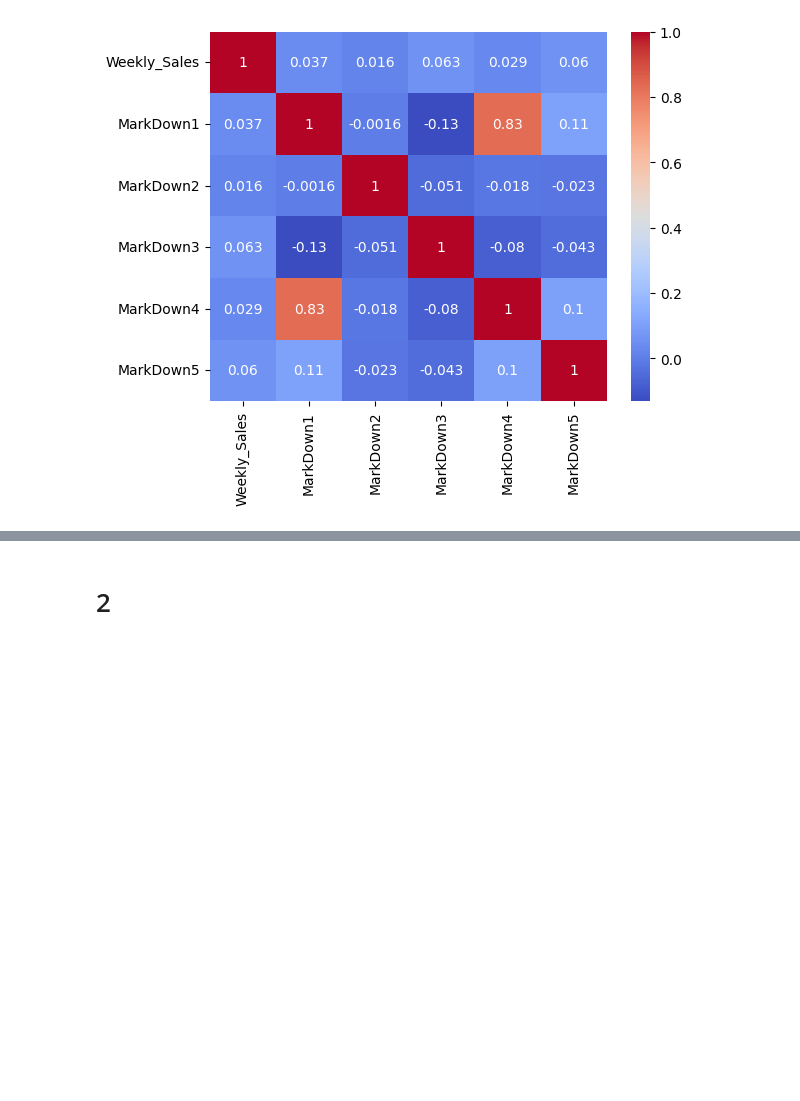
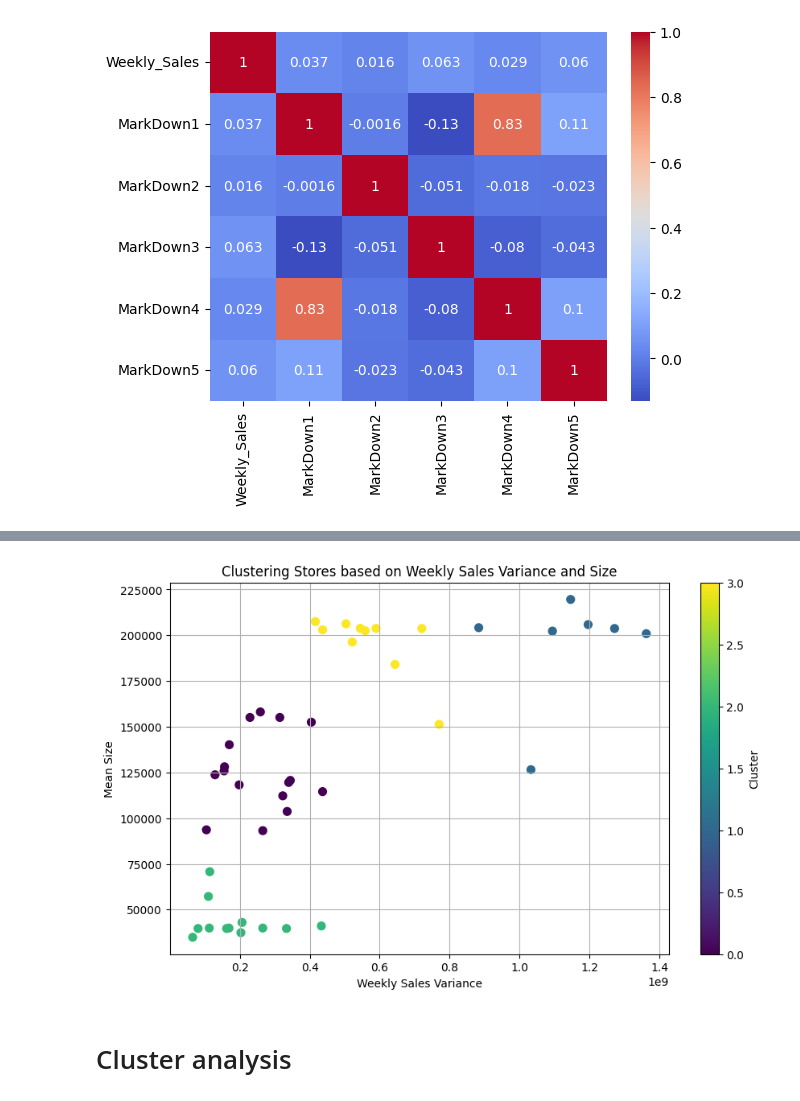
Before and after one commit to JakubKrz/Walmart-sales-analysis, a Jupyter notebook: Walmart-sales-analysis.ipynb, the cells around one changed output, grey strips where cells are left out. Cells and saved outputs as stored; diff of their text form; code cells hidden in the pictures; blank space fills up the shorter version.

```diff
--- a/Walmart-sales-analysis.ipynb
+++ b/Walmart-sales-analysis.ipynb
@@ -179,4 +245,19 @@ plt.show()
+# %%
+optimal_clusters = 4
+kmeans = KMeans(n_clusters=optimal_clusters, random_state=42)
+grouped_data['Cluster'] = kmeans.fit_predict(X_scaled)
+
+plt.figure(figsize=(10, 6))
+plt.scatter(grouped_data['Weekly_Sales'], grouped_data['Size'], c=grouped_data['Cluster'], cmap='viridis', s=50)
+plt.title('Clustering Stores based on Weekly Sales Variance and Size')
+plt.xlabel('Weekly Sales Variance')
+plt.ylabel('Mean Size')
+plt.colorbar(label='Cluster')
+plt.grid(True)
+plt.show()
+# %% [output]
+[figure, added]
 # %% [markdown]
-<h1> 2 </h1>
+<h1> Cluster analysis </h1>
 # %%
 #%pip freeze > requirements.txt
```
Also changed, not shown: parts of 11 cells of this notebook.
